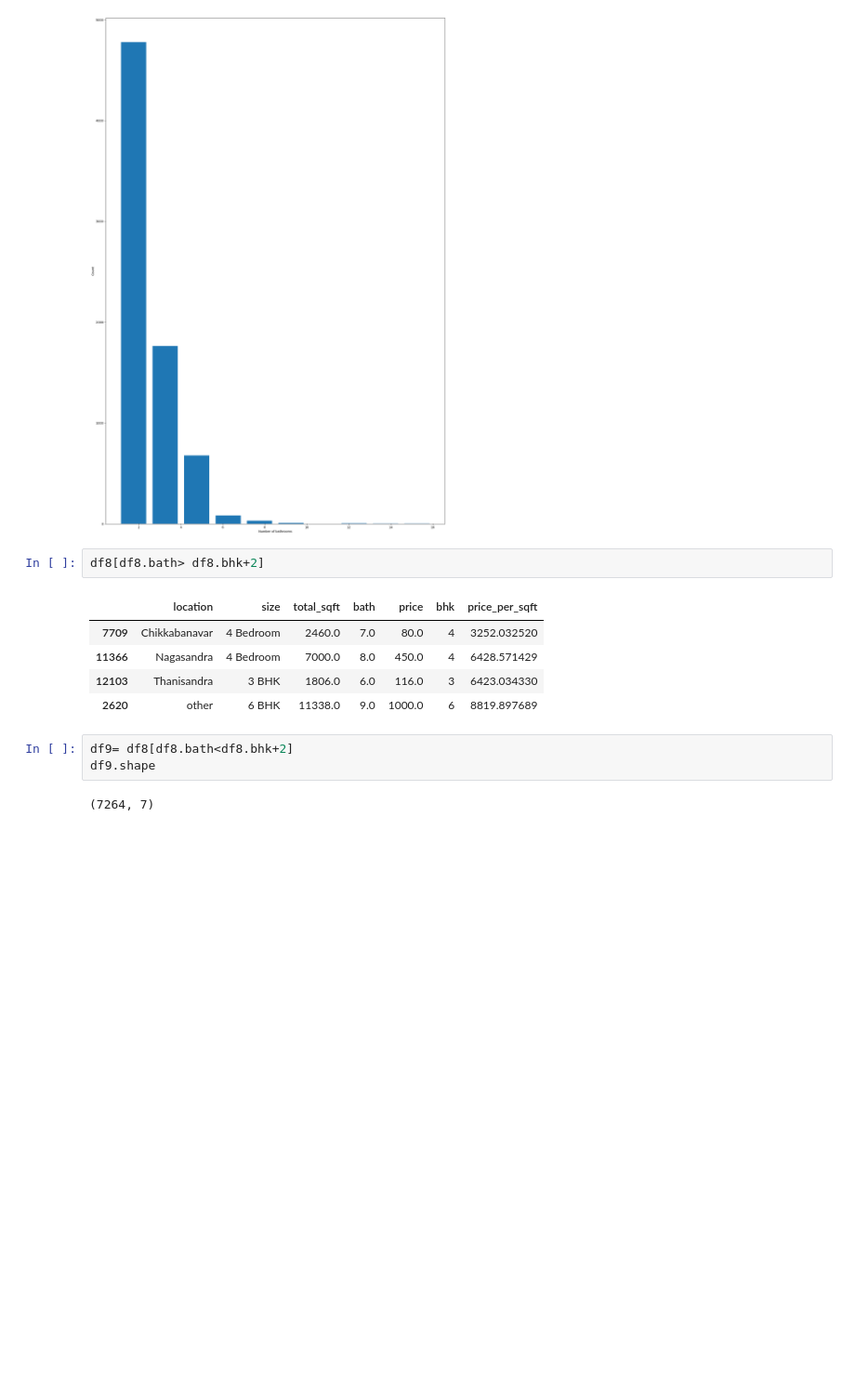
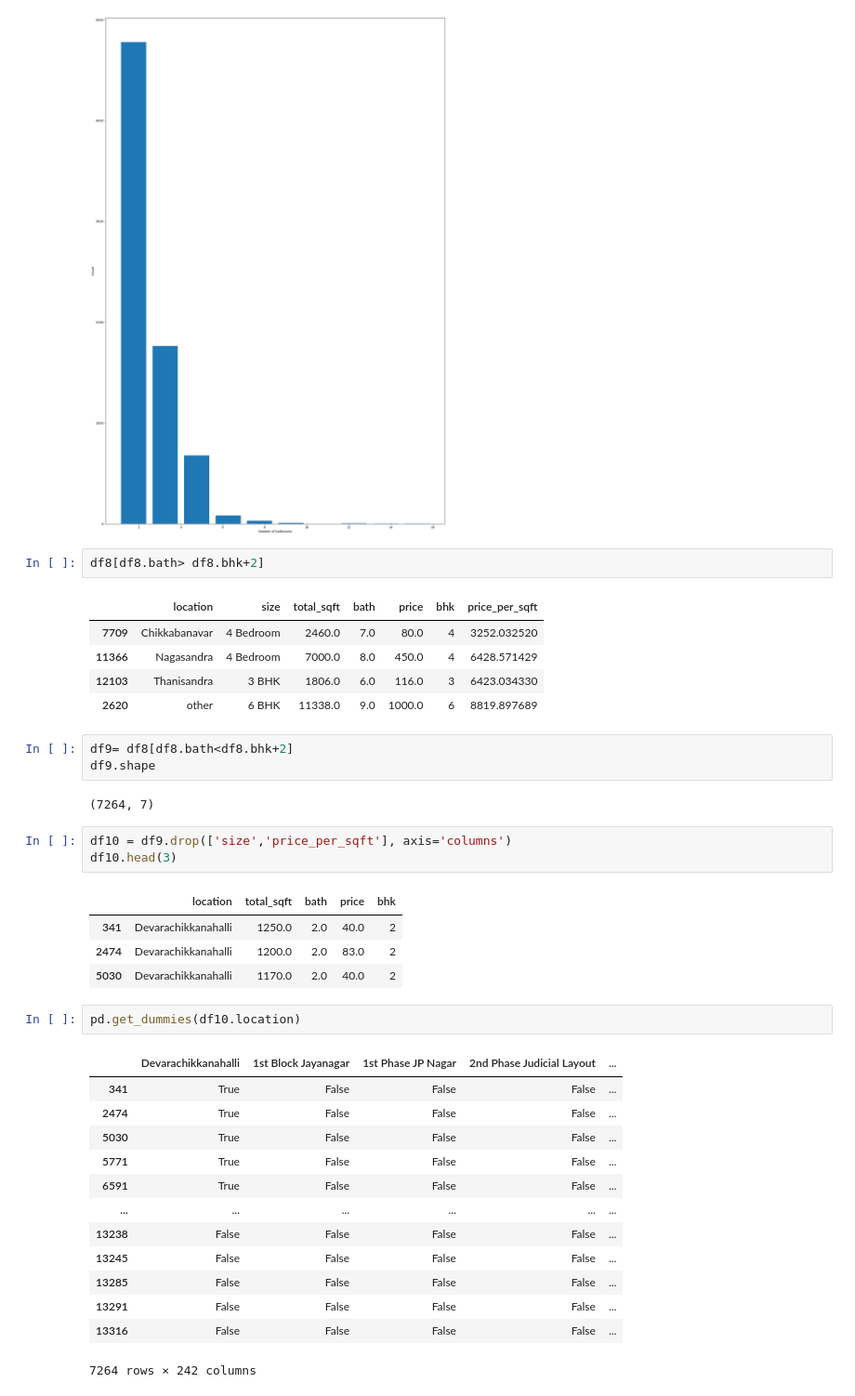
Before and after one commit to sriyanthas/RealStatePrice, a Jupyter notebook: Real State Price Prediction.ipynb, the cells around one changed output. Shown at 93% size. Cells and saved outputs as stored; diff of their text form; blank space fills up the shorter version.

```diff
--- a/Real State Price Prediction.ipynb
+++ b/Real State Price Prediction.ipynb
@@ -435,3 +431,27 @@ df9= df8[df8.bath<df8.bhk+2]
 df9.shape
 # %% [output]
 (7264, 7)
+# %%
+df10 = df9.drop(['size','price_per_sqft'], axis='columns')
+df10.head(3)
+# %% [output]
+|  | location | total_sqft | bath | price | bhk |
+| 341 | Devarachikkanahalli | 1250.0 | 2.0 | 40.0 | 2 |
+| 2474 | Devarachikkanahalli | 1200.0 | 2.0 | 83.0 | 2 |
+| 5030 | Devarachikkanahalli | 1170.0 | 2.0 | 40.0 | 2 |
+# %%
+pd.get_dummies(df10.location)
+# %% [output]
+|  | Devarachikkanahalli | 1st Block Jayanagar | 1st Phase JP Nagar | 2nd Phase Judicial Layout | ... |
+| 341 | True | False | False | False | ... |
+| 2474 | True | False | False | False | ... |
+| 5030 | True | False | False | False | ... |
+| 5771 | True | False | False | False | ... |
+| 6591 | True | False | False | False | ... |
+| ... | ... | ... | ... | ... | ... |
+| 13238 | False | False | False | False | ... |
+| 13245 | False | False | False | False | ... |
+| 13285 | False | False | False | False | ... |
+| 13291 | False | False | False | False | ... |
+| 13316 | False | False | False | False | ... |
+7264 rows × 242 columns
```
Also changed, not shown: parts of 22 cells of this notebook.
